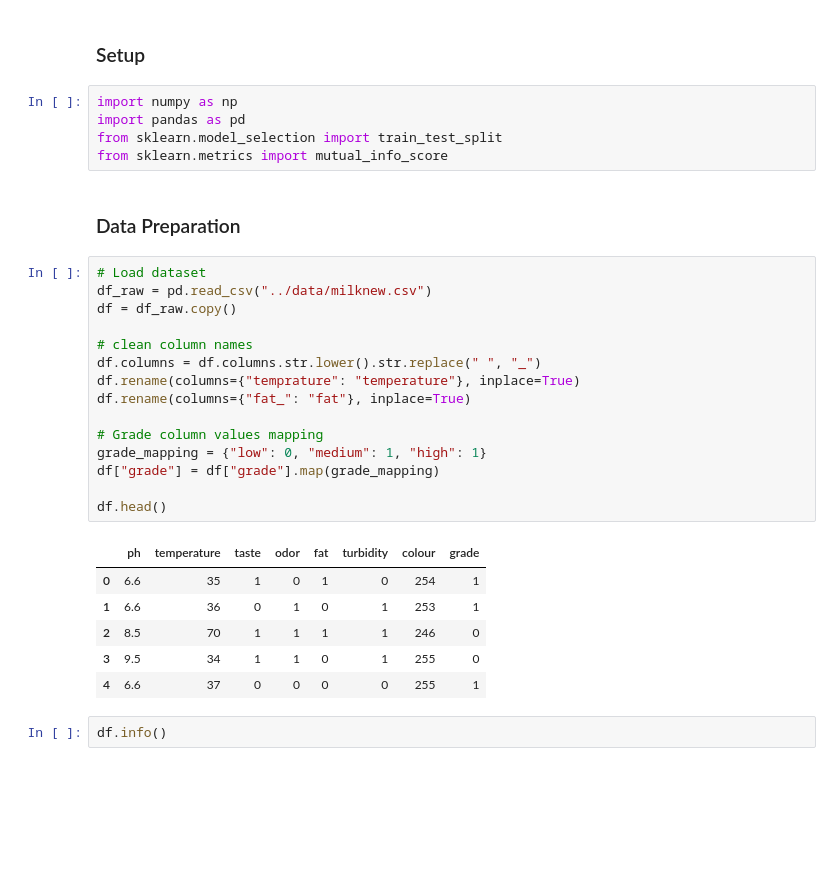
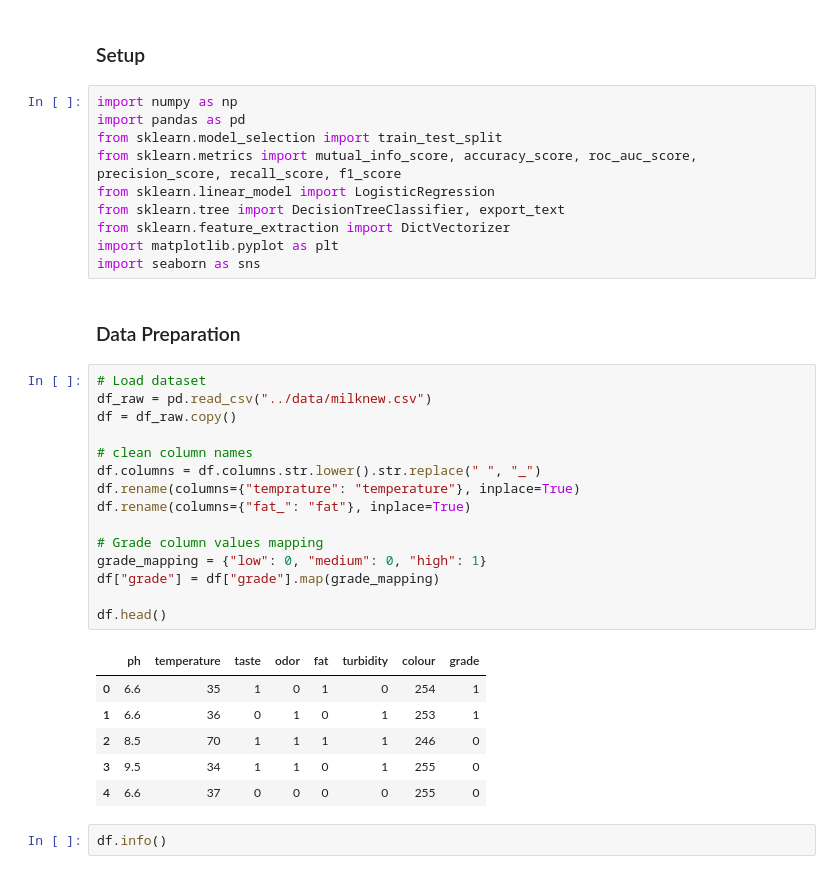
Before and after one commit to maneldevs/milk_quality_prediction, a Jupyter notebook: notebooks/notebook.ipynb, the cells around one changed output. Saved outputs shown, nothing was run; the diff lists cells and outputs as text; blank space fills up the shorter version.

```diff
--- a/notebooks/notebook.ipynb
+++ b/notebooks/notebook.ipynb
@@ -6,31 +6,36 @@
 import numpy as np
 import pandas as pd
 from sklearn.model_selection import train_test_split
-from sklearn.metrics import mutual_info_score
+from sklearn.metrics import mutual_info_score, accuracy_score, roc_auc_score, precision_score, recall_score, f1_score
+from sklearn.linear_model import LogisticRegression
+from sklearn.tree import DecisionTreeClassifier, export_text
+from sklearn.feature_extraction import DictVectorizer
+import matplotlib.pyplot as plt
+import seaborn as sns
 # %% [markdown]
 ### Data Preparation
 # %%
 # Load dataset
 df_raw = pd.read_csv("../data/milknew.csv")
 df = df_raw.copy()
 
 # clean column names
 df.columns = df.columns.str.lower().str.replace(" ", "_")
 df.rename(columns={"temprature": "temperature"}, inplace=True)
 df.rename(columns={"fat_": "fat"}, inplace=True)
 
 # Grade column values mapping
-grade_mapping = {"low": 0, "medium": 1, "high": 1}
+grade_mapping = {"low": 0, "medium": 0, "high": 1}
 df["grade"] = df["grade"].map(grade_mapping)
 
 df.head()
 # %% [output]
 |  | ph | temperature | taste | odor | fat | turbidity | colour | grade |
 | 0 | 6.6 | 35 | 1 | 0 | 1 | 0 | 254 | 1 |
 | 1 | 6.6 | 36 | 0 | 1 | 0 | 1 | 253 | 1 |
 | 2 | 8.5 | 70 | 1 | 1 | 1 | 1 | 246 | 0 |
 | 3 | 9.5 | 34 | 1 | 1 | 0 | 1 | 255 | 0 |
-| 4 | 6.6 | 37 | 0 | 0 | 0 | 0 | 255 | 1 |
+| 4 | 6.6 | 37 | 0 | 0 | 0 | 0 | 255 | 0 |
 # %%
 df.info()
 # %% [output]
```
Also changed, not shown: parts of 20 cells of this notebook, 1 other file.
